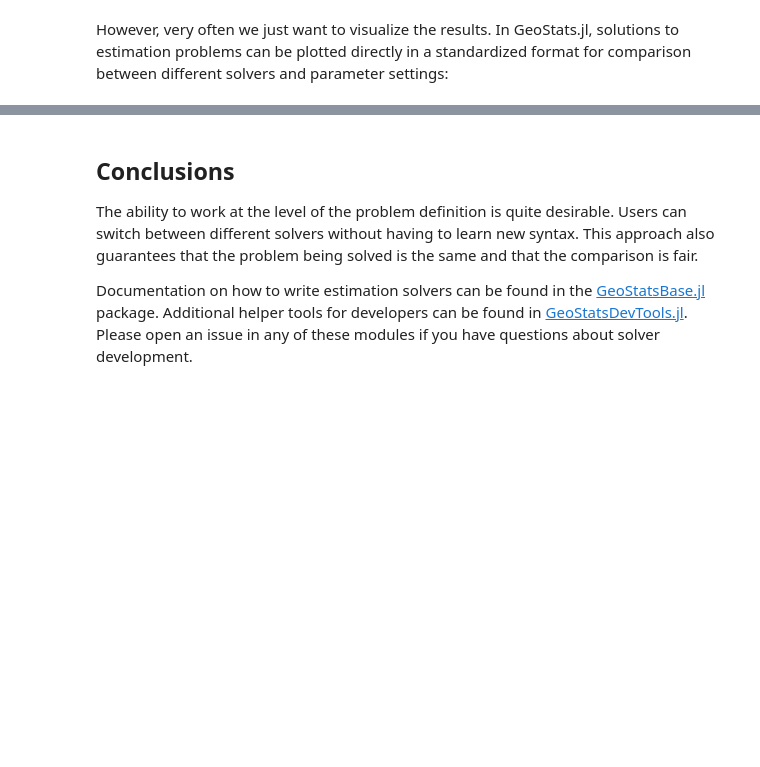
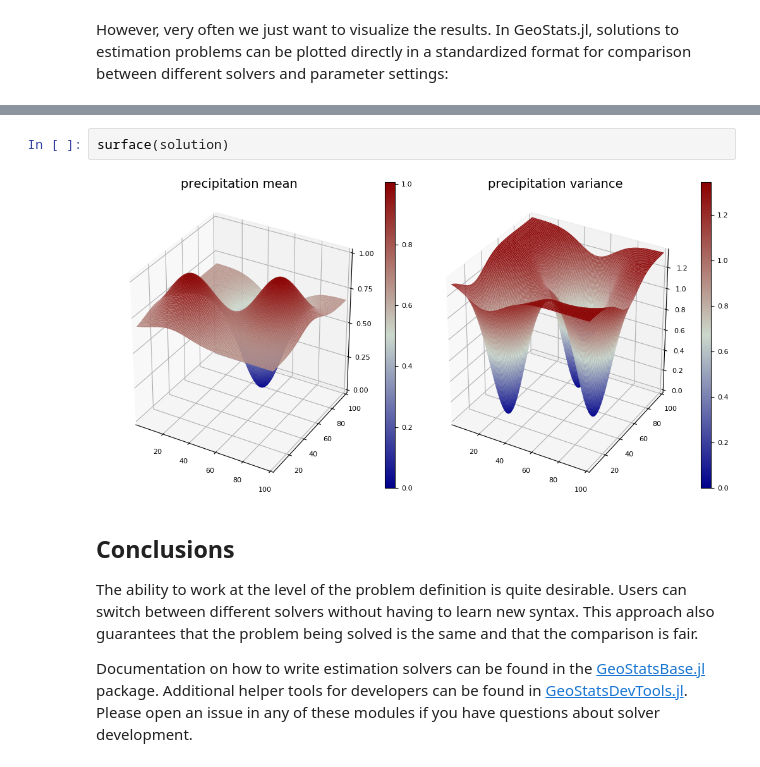
Before and after one commit to JuliaEarth/GeoStats.jl, a Jupyter notebook: examples/EstimationProblems.ipynb, the cells around one changed output, grey strips where cells are left out. Cells and saved outputs as stored; diff of their text form; blank space fills up the shorter version.

```diff
--- a/examples/EstimationProblems.ipynb
+++ b/examples/EstimationProblems.ipynb
@@ -124,3 +128,7 @@ INFO: Recompiling stale cache file /home/juliohm/.julia/lib/v0.6/PyPlot.ji for m
+# %%
+surface(solution)
+# %% [output]
+[figure, added]
 # %% [markdown]
 ## Conclusions
 
```
Also changed, not shown: parts of 4 cells of this notebook.
